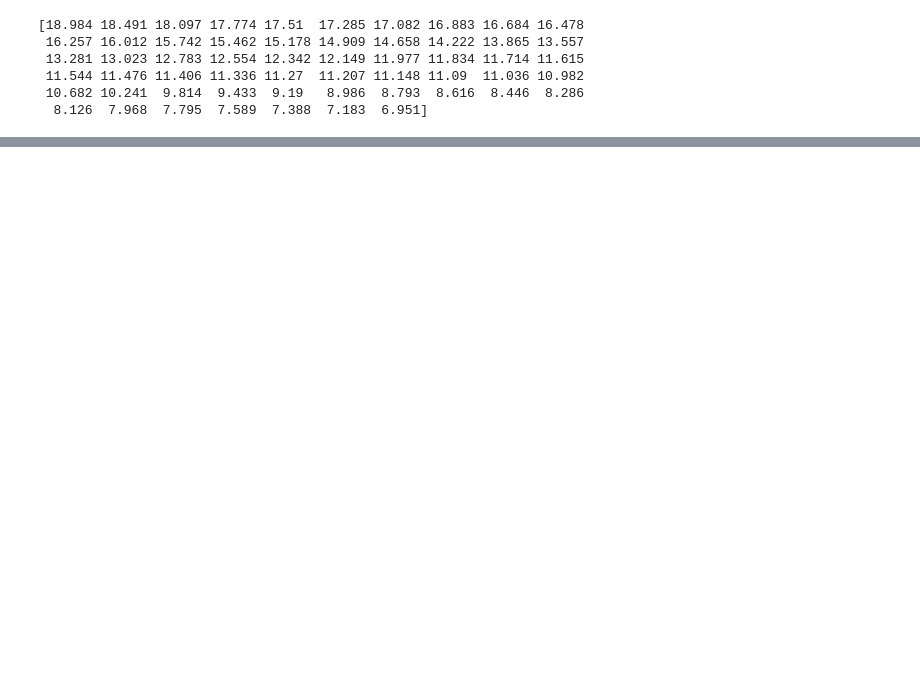
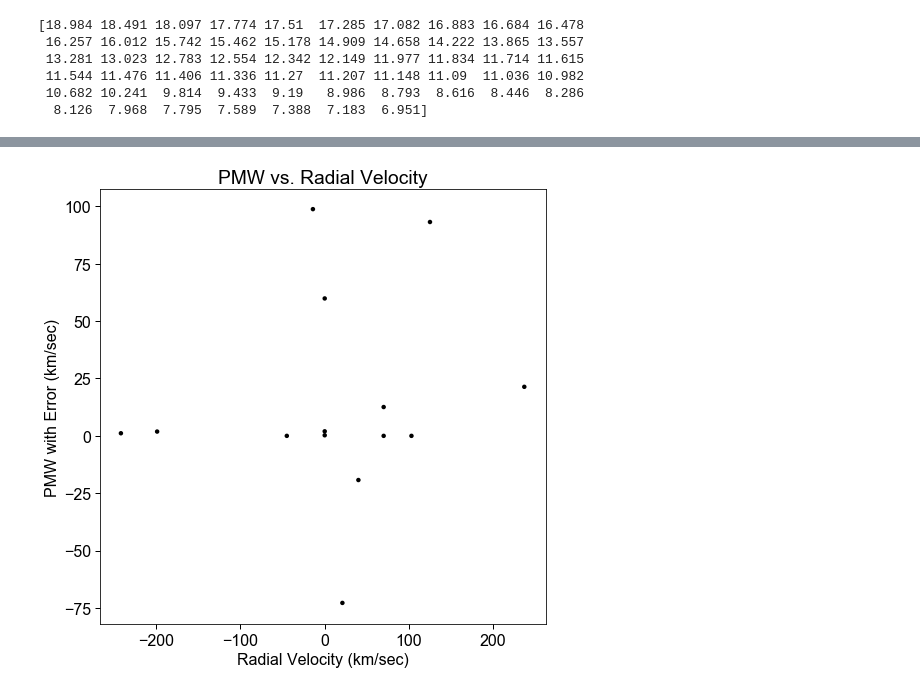
Before and after one commit to tanshijain/SIP2018, a Jupyter notebook: plotting_mv_whitedwarf_0.6.ipynb, the cells around one changed output, grey strips where cells are left out. Drawn from its saved outputs; the diff is of its cells as text; code cells hidden in the pictures; blank space fills up the shorter version.

```diff
--- a/plotting_mv_whitedwarf_0.6.ipynb
+++ b/plotting_mv_whitedwarf_0.6.ipynb
@@ -264,0 +519,11 @@ Distance in km:
+# %%
+fig=plt.figure(figsize=(8,8))
+RV = np.array([-199,-45,-242,-14,0,40,70,21,70,0,0,125,103,237])
+for i in range(len(RV)):
+    plt.scatter(RV[i],PMW_km_per_sec_6[i],c='black',edgecolors='none',s=20,alpha=1)
+plt.xlabel('Radial Velocity (km/sec)')
+plt.ylabel('PMW with Error (km/sec)')
+plt.title('PMW vs. Radial Velocity')
+plt.savefig(out_dir+'RVvsPMW.jpg',dpi=300)
+# %% [output]
+[figure, added]
```
Also changed, not shown: parts of 16 cells of this notebook.
